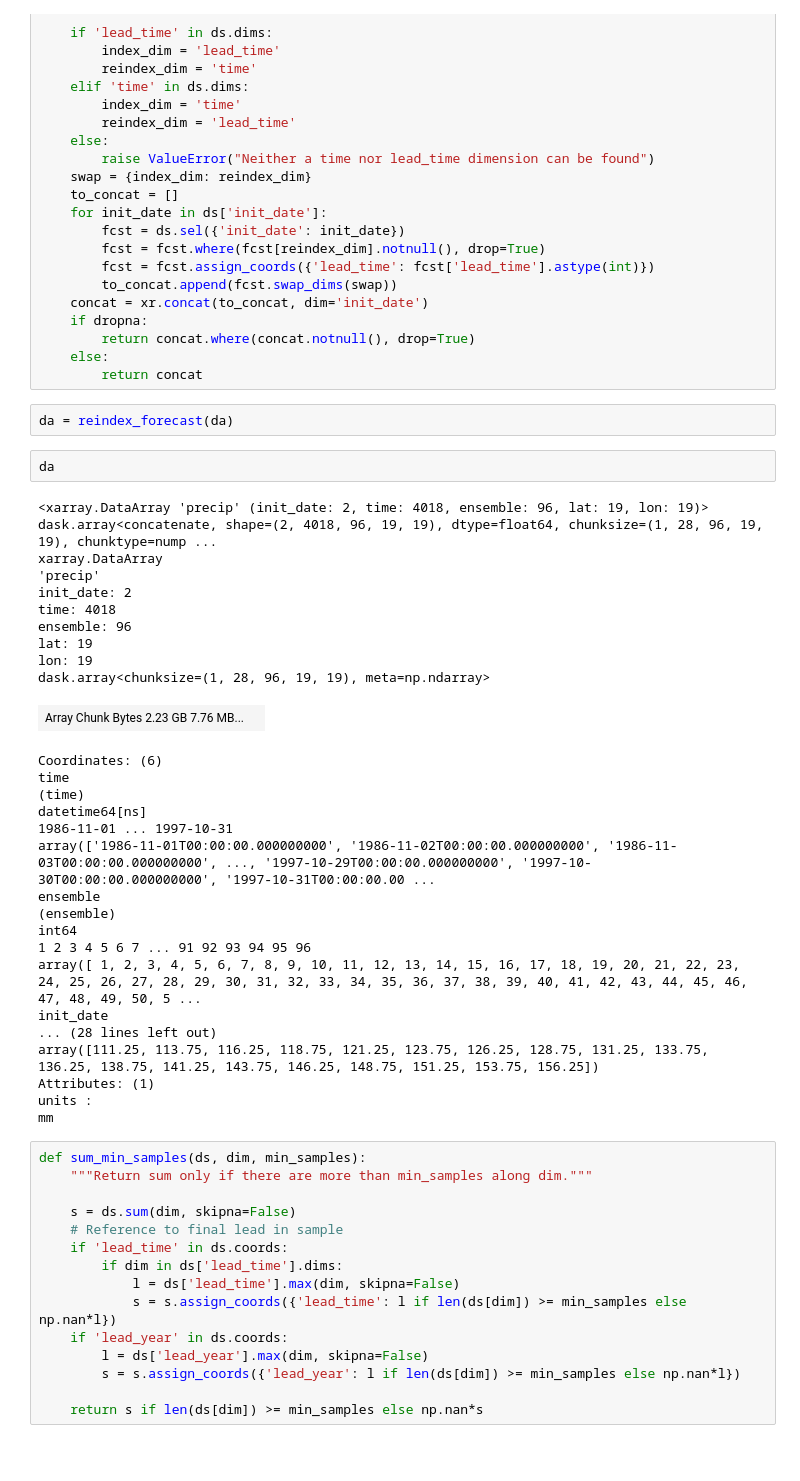
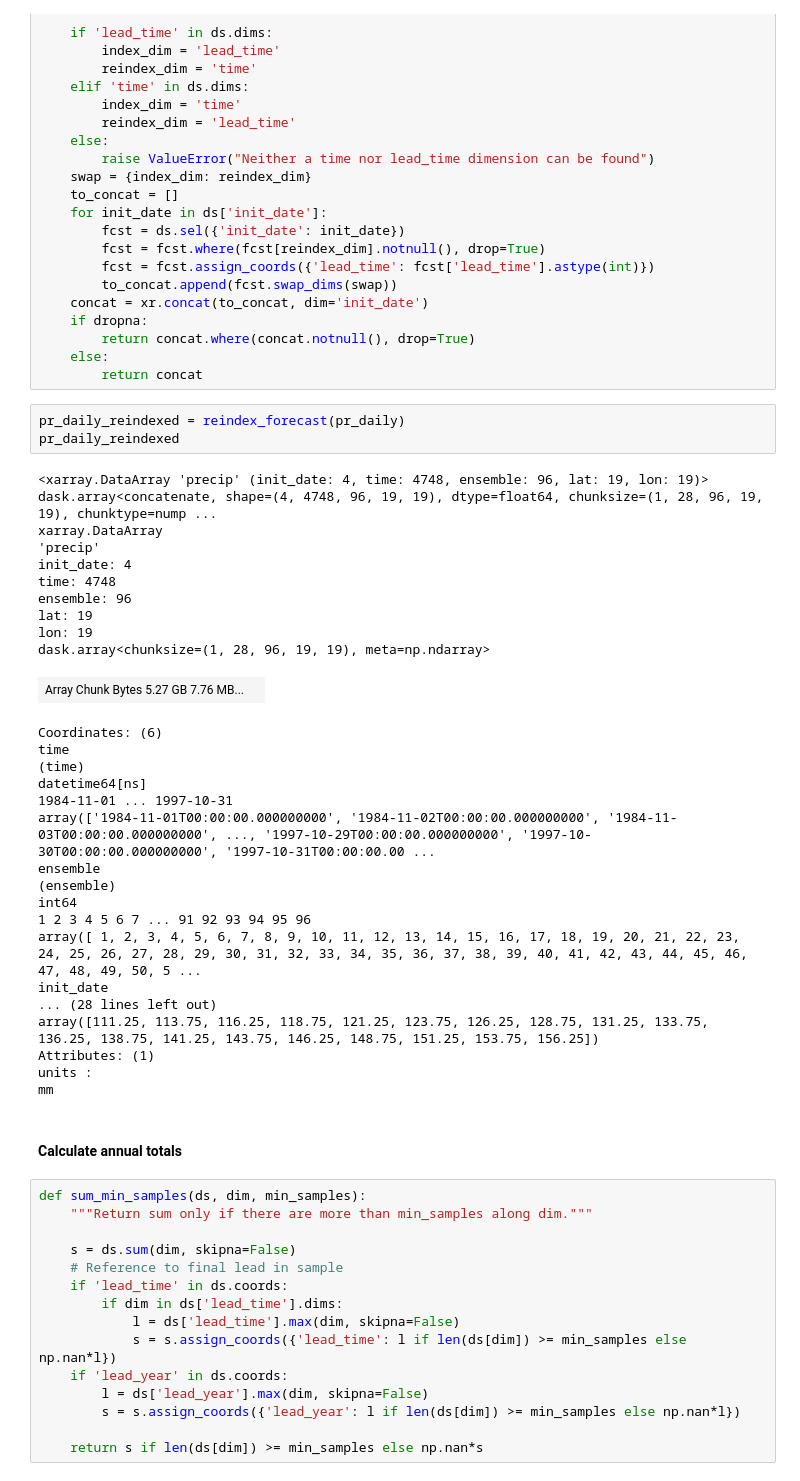
Before and after one commit to AusClimateService/unseen, a Jupyter notebook: bias_correction.ipynb, the cells around one changed output. Cells and saved outputs as stored; diff of their text form; blank space fills up the shorter version.

```diff
--- a/bias_correction.ipynb
+++ b/bias_correction.ipynb
@@ -76,37 +82,38 @@ def reindex_forecast(ds, dropna=False):
     else:
         return concat
 # %%
-da = reindex_forecast(da)
+pr_daily_reindexed = reindex_forecast(pr_daily)
+pr_daily_reindexed
+# %% [output]
+<xarray.DataArray 'precip' (init_date: 4, time: 4748, ensemble: 96, lat: 19, lon: 19)> dask.array<concatenate, shape=(4, 4748, 96, 19, 19), dtype=float64, chunksize=(1, 28, 96, 19, 19), chunktype=nump ...
+xarray.DataArray
+'precip'
+init_date: 4
+time: 4748
+ensemble: 96
+lat: 19
+lon: 19
+dask.array<chunksize=(1, 28, 96, 19, 19), meta=np.ndarray>
+| Array Chunk Bytes 5.27 GB 7.76 MB... |  |
+Coordinates: (6)
+time
+(time)
+datetime64[ns]
+1984-11-01 ... 1997-10-31
+array(['1984-11-01T00:00:00.000000000', '1984-11-02T00:00:00.000000000', '1984-11-03T00:00:00.000000000', ..., '1997-10-29T00:00:00.000000000', '1997-10-30T00:00:00.000000000', '1997-10-31T00:00:00.00 ...
+ensemble
+(ensemble)
+int64
+1 2 3 4 5 6 7 ... 91 92 93 94 95 96
+array([ 1, 2, 3, 4, 5, 6, 7, 8, 9, 10, 11, 12, 13, 14, 15, 16, 17, 18, 19, 20, 21, 22, 23, 24, 25, 26, 27, 28, 29, 30, 31, 32, 33, 34, 35, 36, 37, 38, 39, 40, 41, 42, 43, 44, 45, 46, 47, 48, 49, 50, 5 ...
+init_date
+... (28 lines left out)
+array([111.25, 113.75, 116.25, 118.75, 121.25, 123.75, 126.25, 128.75, 131.25, 133.75, 136.25, 138.75, 141.25, 143.75, 146.25, 148.75, 151.25, 153.75, 156.25])
+Attributes: (1)
+units :
+mm
-# %%
-da
-# %% [output]
-<xarray.DataArray 'precip' (init_date: 2, time: 4018, ensemble: 96, lat: 19, lon: 19)> dask.array<concatenate, shape=(2, 4018, 96, 19, 19), dtype=float64, chunksize=(1, 28, 96, 19, 19), chunktype=nump ...
-xarray.DataArray
-'precip'
-init_date: 2
-time: 4018
-ensemble: 96
-lat: 19
-lon: 19
-dask.array<chunksize=(1, 28, 96, 19, 19), meta=np.ndarray>
-| Array Chunk Bytes 2.23 GB 7.76 MB... |  |
-Coordinates: (6)
-time
-(time)
-datetime64[ns]
-1986-11-01 ... 1997-10-31
-array(['1986-11-01T00:00:00.000000000', '1986-11-02T00:00:00.000000000', '1986-11-03T00:00:00.000000000', ..., '1997-10-29T00:00:00.000000000', '1997-10-30T00:00:00.000000000', '1997-10-31T00:00:00.00 ...
-ensemble
-(ensemble)
-int64
-1 2 3 4 5 6 7 ... 91 92 93 94 95 96
-array([ 1, 2, 3, 4, 5, 6, 7, 8, 9, 10, 11, 12, 13, 14, 15, 16, 17, 18, 19, 20, 21, 22, 23, 24, 25, 26, 27, 28, 29, 30, 31, 32, 33, 34, 35, 36, 37, 38, 39, 40, 41, 42, 43, 44, 45, 46, 47, 48, 49, 50, 5 ...
-init_date
-... (28 lines left out)
-array([111.25, 113.75, 116.25, 118.75, 121.25, 123.75, 126.25, 128.75, 131.25, 133.75, 136.25, 138.75, 141.25, 143.75, 146.25, 148.75, 151.25, 153.75, 156.25])
-Attributes: (1)
-units :
-mm
+# %% [markdown]
+#### Calculate annual totals
 # %%
 def sum_min_samples(ds, dim, min_samples):
     """Return sum only if there are more than min_samples along dim."""
```
Also changed, not shown: parts of 21 cells of this notebook, 1 other file.
